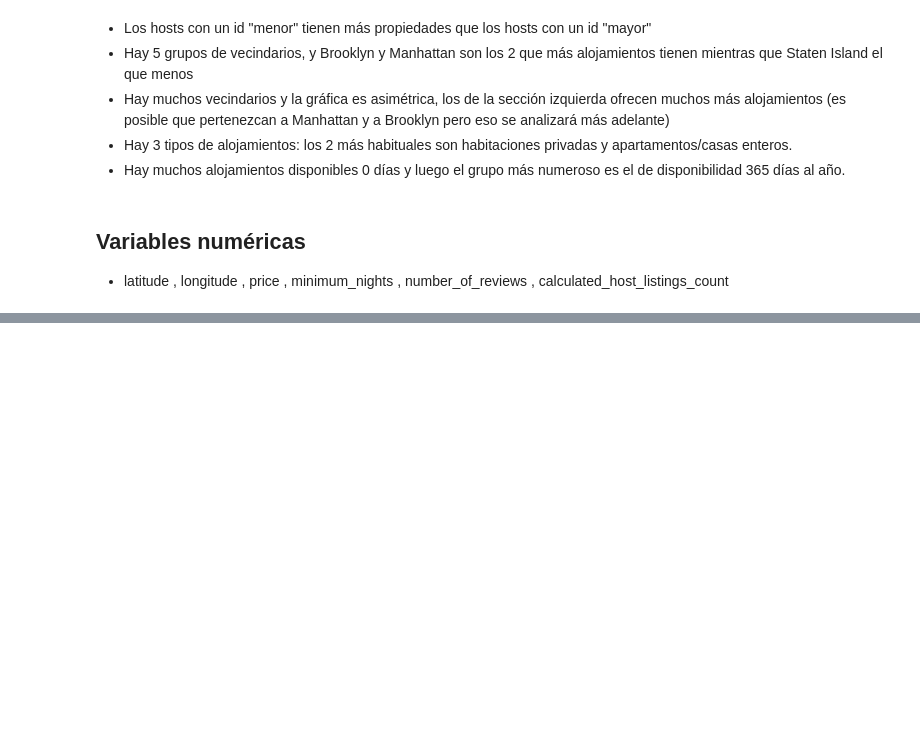
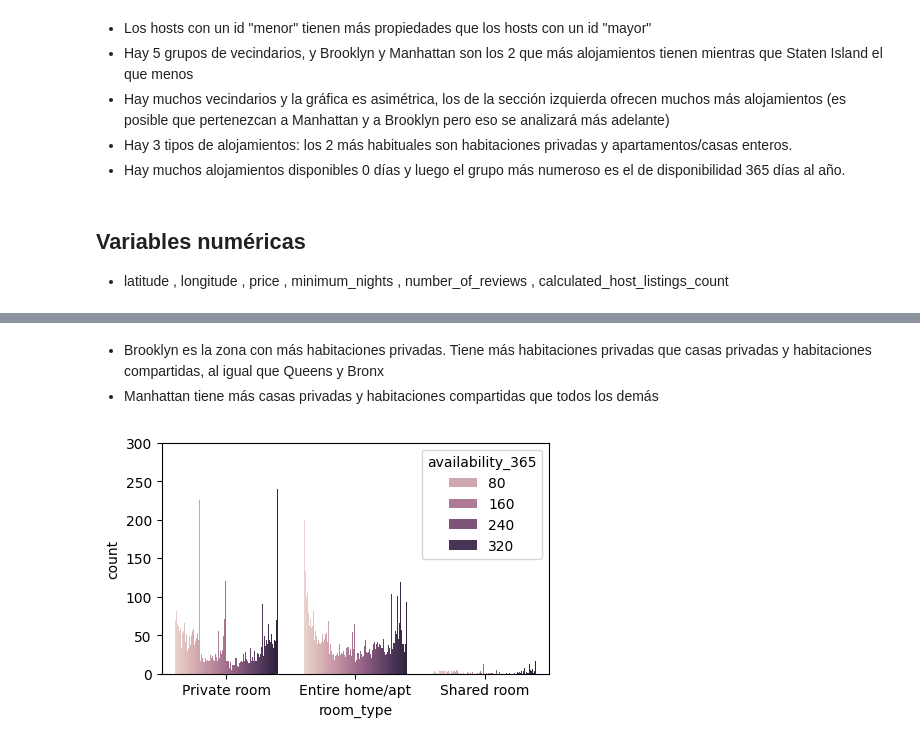
Before and after one commit to javier-senda/machine-learning-python-template, a Jupyter notebook: src/explore.ipynb, the cells around one changed output, grey strips where cells are left out. Cells and saved outputs as stored; diff of their text form; code cells hidden in the pictures; blank space fills up the shorter version.

```diff
--- a/src/explore.ipynb
+++ b/src/explore.ipynb
@@ -155,0 +177,15 @@ plt.show()
+# %% [markdown]
+- Brooklyn es la zona con más habitaciones privadas. Tiene más habitaciones privadas que casas privadas y habitaciones compartidas, al igual que Queens y Bronx
+- Manhattan tiene más casas privadas y habitaciones compartidas que todos los demás
+# %%
+filtered_data = total_data[total_data["availability_365"] > 0]
+
+fig, axis = plt.subplots(figsize = (5, 3))
+
+sns.countplot(data = filtered_data, x = "room_type", hue = "availability_365")
+
+axis.set_ylim(0, 300)
+
+plt.show()
+# %% [output]
+[figure, added]
```
Also changed, not shown: parts of 25 cells of this notebook, 1 other file.
